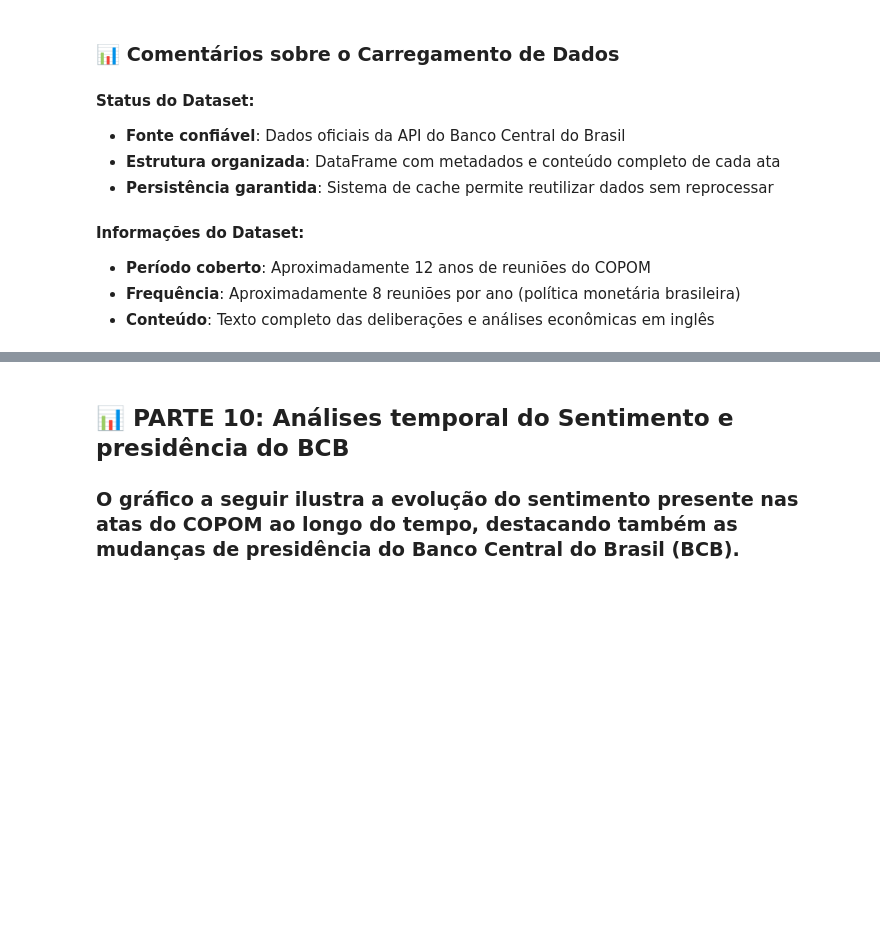
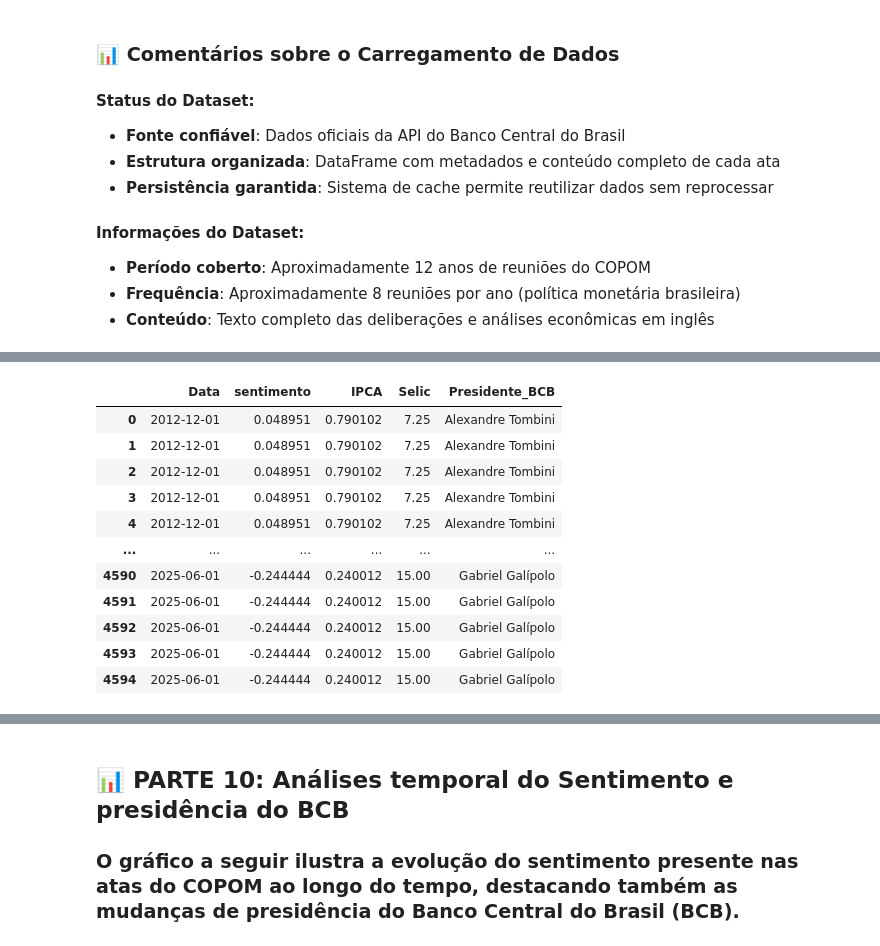
Before and after one commit to silviopaula/ciencia-dados-portifolio, a Jupyter notebook: Analise_sentimento_COPOM/Análise de sentimentos atas do COPOM.ipynb, the cells around one changed output, grey strips where cells are left out. Cells and saved outputs as stored; diff of their text form; code cells hidden in the pictures; blank space fills up the shorter version.

```diff
--- a/Analise_sentimento_COPOM/Análise de sentimentos atas do COPOM.ipynb
+++ b/Analise_sentimento_COPOM/Análise de sentimentos atas do COPOM.ipynb
@@ -677,0 +690,85 @@ Uma possível interpretação é que um tom mais positivo nas comunicações ant
+# %%
+# Baixar dados IPCA e Selic
+#______________________________________
+# IPCA
+#______________________________________
+# Buscar IPCA (Número-índice) para o Brasil
+df_ipca_indice = get_table(
+    table_code='1737',  # Tabela com histórico mais longo para IPCA
+    territorial_level='1',
+    ibge_territorial_code='1',
+    variable='2266',  # '2266' é o código para o Número-índice do IPCA - Total
+    period='all',  # Pega todos os dados disponíveis
+    header='n'
+)
+
+df_ipca_indice = df_ipca_indice.rename(columns={'D2C': 'Data_Codigo', 'V': 'IPCA_Indice'})
+df_ipca_indice['IPCA_Indice'] = df_ipca_indice['IPCA_Indice'].astype(float)
+
+# Converter a coluna 'Data_Codigo' para o formato de data (AAAA-MM-DD)
+df_ipca_indice['Data'] = pd.to_datetime(df_ipca_indice['Data_Codigo'], format='%Y%m')
+
+# Calcular a variação mensal a partir do número-índice
+# IPCA % Mensal = (Índice atual / Índice anterior - 1) * 100
+df_ipca_indice['IPCA'] = df_ipca_indice['IPCA_Indice'].pct_change() * 100
+
+# Selecionar apenas as colunas relevantes e reordenar
+df_ipca = df_ipca_indice[['Data', 'IPCA']].dropna() # Remover o primeiro NaN do pct_change
+
+#______________________________________
+# SELIC
+#______________________________________
+# Gera o DataFrame df_selic
+df_selic = baixar_historico_ano_a_ano(codigo_sgs=432, nome_arquivo='selic_historico_completo.csv')
+df_selic_pd = pd.DataFrame(df_selic)
+df_selic_pd = df_selic_pd.reset_index().rename(columns={'Date': 'Data'})
+df_selic_pd = df_selic_pd.rename(columns={'serie': 'Selic'})
+df_selic_pd = df_selic_pd[['Data', 'Selic']]
+df_selic_pd['Data'] = pd.to_datetime(df_selic_pd['Data']).dt.to_period('M').dt.to_timestamp()
+df_selic_pd
+
+#______________________________________
+# SENTIMENTO
+#______________________________________
+df_sentimento_pd = preparar_dados_sentimento(sentimento)
+df_sentimento_pd = df_sentimento_pd[['Data', 'sentimento']]
+df_sentimento_pd
+
+#______________________________________
+# left join selic ipca
+#______________________________________
+
+# Realizar o left join dos DataFrames df_ipca e df_selic_pd usando a coluna 'Data'
+df_merged_temp = pd.merge(df_sentimento_pd, df_ipca, on='Data', how='left')
+
+# Perform the second left join: df_merged_temp with df_sentimento_pd
+df_merged = pd.merge(df_merged_temp, df_selic_pd, on='Data', how='left')
+
+# visualizar
+#df_merged
+
+#______________________________________
+# Definir as transições de presidentes do BCB
+#______________________________________
+
+# Clonar df
+df_final = df_merged.copy()
+
+# Cria a coluna com um valor padrão, só pra ela existir.
+df_final['Presidente_BCB'] = ''
+
+# Mandato Tombini
+df_final.loc[df_final['Data'] < '2016-06-01', 'Presidente_BCB'] = 'Alexandre Tombini'
+
+# Mandato Goldfajn
+df_final.loc[(df_final['Data'] >= '2016-06-09') & (df_final['Data'] < '2019-02-28'), 'Presidente_BCB'] = 'Ilan Goldfajn'
+
+# Mandato Campos Neto (
+df_final.loc[(df_final['Data'] >= '2019-02-28') & (df_final['Data'] < '2025-01-01'), 'Presidente_BCB'] = 'Roberto Campos Neto'
+
+# Mandato Galípolo
+df_final.loc[df_final['Data'] >= '2025-01-01', 'Presidente_BCB'] = 'Gabriel Galípolo'
+
+# visualizar
+df_final
+# %% [output]
@@ -677,0 +776,12 @@ Uma possível interpretação é que um tom mais positivo nas comunicações ant
+|  | Data | sentimento | IPCA | Selic | Presidente_BCB |
+| 0 | 2012-12-01 | 0.048951 | 0.790102 | 7.25 | Alexandre Tombini |
+| 1 | 2012-12-01 | 0.048951 | 0.790102 | 7.25 | Alexandre Tombini |
+| 2 | 2012-12-01 | 0.048951 | 0.790102 | 7.25 | Alexandre Tombini |
+| 3 | 2012-12-01 | 0.048951 | 0.790102 | 7.25 | Alexandre Tombini |
+| 4 | 2012-12-01 | 0.048951 | 0.790102 | 7.25 | Alexandre Tombini |
+| ... | ... | ... | ... | ... | ... |
+| 4590 | 2025-06-01 | -0.244444 | 0.240012 | 15.00 | Gabriel Galípolo |
+| 4591 | 2025-06-01 | -0.244444 | 0.240012 | 15.00 | Gabriel Galípolo |
+| 4592 | 2025-06-01 | -0.244444 | 0.240012 | 15.00 | Gabriel Galípolo |
+| 4593 | 2025-06-01 | -0.244444 | 0.240012 | 15.00 | Gabriel Galípolo |
+| 4594 | 2025-06-01 | -0.244444 | 0.240012 | 15.00 | Gabriel Galípolo |
```
Also changed, not shown: parts of 58 cells of this notebook, 22 other files.
